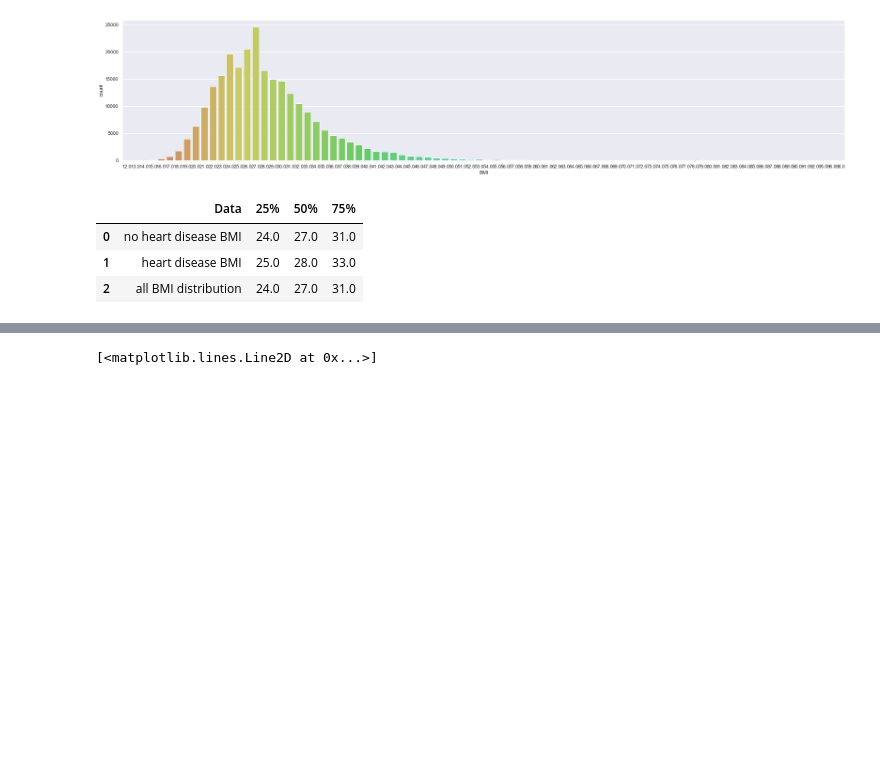
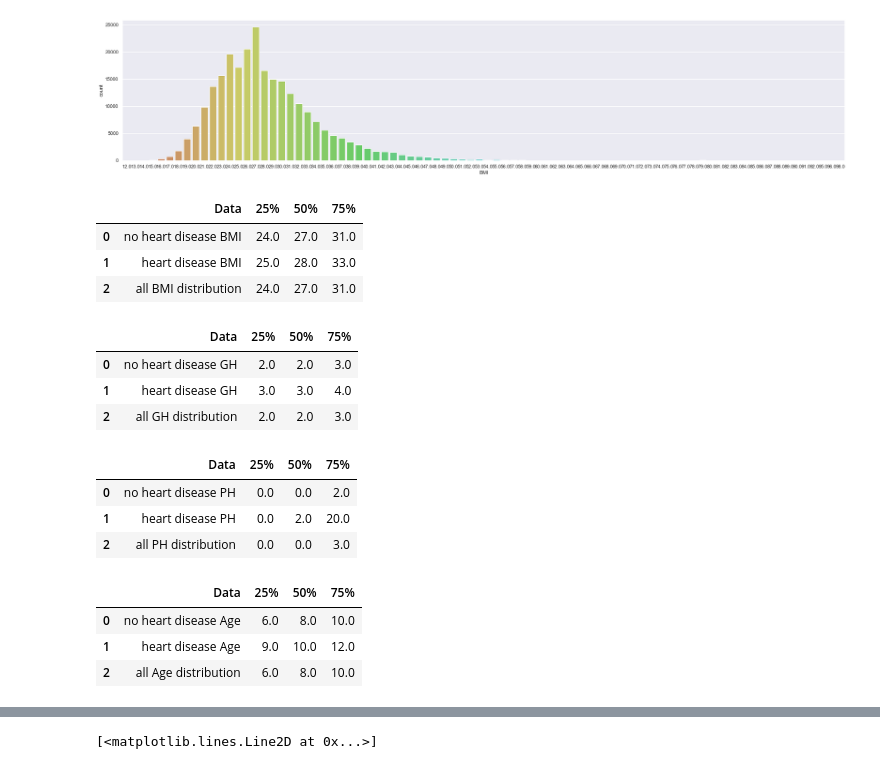
Before and after one commit to LouiseLi7/STA160-group-project, a Jupyter notebook: Midterm Project - STA 160 (Feature Selection Version).ipynb, the cells around one changed output, grey strips where cells are left out. Saved outputs shown, nothing was run; the diff lists cells and outputs as text; code cells hidden in the pictures; blank space fills up the shorter version.

```diff
--- a/Midterm Project - STA 160 (Feature Selection Version).ipynb
+++ b/Midterm Project - STA 160 (Feature Selection Version).ipynb
@@ -105,3 +105,57 @@ BMI_h_d_quantile
 | 0 | no heart disease BMI | 24.0 | 27.0 | 31.0 |
 | 1 | heart disease BMI | 25.0 | 28.0 | 33.0 |
 | 2 | all BMI distribution | 24.0 | 27.0 | 31.0 |
+# %%
+# general health quantile table
+GH_h_d_quantile = pd.DataFrame({'Data':['no heart disease GH','heart disease GH','all GH distribution'],
+                                '25%':[np.quantile(hd_data[hd_data['HeartDiseaseorAttack']==0]['GenHlth'],0.25),
+                                      np.quantile(hd_data[hd_data['HeartDiseaseorAttack']==1]['GenHlth'],0.25),
+                                      np.quantile(hd_data['GenHlth'],0.25)],
+                                '50%':[np.quantile(hd_data[hd_data['HeartDiseaseorAttack']==0]['GenHlth'],0.5),
+                                      np.quantile(hd_data[hd_data['HeartDiseaseorAttack']==1]['GenHlth'],0.5),
+                                      np.quantile(hd_data['GenHlth'],0.5)],
+                                '75%':[np.quantile(hd_data[hd_data['HeartDiseaseorAttack']==0]['GenHlth'],0.75),
+                                      np.quantile(hd_data[hd_data['HeartDiseaseorAttack']==1]['GenHlth'],0.75),
+                                      np.quantile(hd_data['GenHlth'],0.75)]})
+GH_h_d_quantile
+# %% [output]
+|  | Data | 25% | 50% | 75% |
+| 0 | no heart disease GH | 2.0 | 2.0 | 3.0 |
+| 1 | heart disease GH | 3.0 | 3.0 | 4.0 |
+| 2 | all GH distribution | 2.0 | 2.0 | 3.0 |
+# %%
+# physical health quantile table
+P_h_d_quantile = pd.DataFrame({'Data':['no heart disease PH','heart disease PH','all PH distribution'],
+                                '25%':[np.quantile(hd_data[hd_data['HeartDiseaseorAttack']==0]['PhysHlth'],0.25),
+                                      np.quantile(hd_data[hd_data['HeartDiseaseorAttack']==1]['PhysHlth'],0.25),
+                                      np.quantile(hd_data['PhysHlth'],0.25)],
+                                '50%':[np.quantile(hd_data[hd_data['HeartDiseaseorAttack']==0]['PhysHlth'],0.5),
+                                      np.quantile(hd_data[hd_data['HeartDiseaseorAttack']==1]['PhysHlth'],0.5),
+                                      np.quantile(hd_data['PhysHlth'],0.5)],
+                                '75%':[np.quantile(hd_data[hd_data['HeartDiseaseorAttack']==0]['PhysHlth'],0.75),
+                                      np.quantile(hd_data[hd_data['HeartDiseaseorAttack']==1]['PhysHlth'],0.75),
+                                      np.quantile(hd_data['PhysHlth'],0.75)]})
+P_h_d_quantile
+# %% [output]
+|  | Data | 25% | 50% | 75% |
+| 0 | no heart disease PH | 0.0 | 0.0 | 2.0 |
+| 1 | heart disease PH | 0.0 | 2.0 | 20.0 |
+| 2 | all PH distribution | 0.0 | 0.0 | 3.0 |
+# %%
+# Age quantile table
+A_h_d_quantile = pd.DataFrame({'Data':['no heart disease Age','heart disease Age','all Age distribution'],
+                                '25%':[np.quantile(hd_data[hd_data['HeartDiseaseorAttack']==0]['Age'],0.25),
+                                      np.quantile(hd_data[hd_data['HeartDiseaseorAttack']==1]['Age'],0.25),
+                                      np.quantile(hd_data['Age'],0.25)],
+                                '50%':[np.quantile(hd_data[hd_data['HeartDiseaseorAttack']==0]['Age'],0.5),
+                                      np.quantile(hd_data[hd_data['HeartDiseaseorAttack']==1]['Age'],0.5),
+                                      np.quantile(hd_data['Age'],0.5)],
+                                '75%':[np.quantile(hd_data[hd_data['HeartDiseaseorAttack']==0]['Age'],0.75),
+                                      np.quantile(hd_data[hd_data['HeartDiseaseorAttack']==1]['Age'],0.75),
+                                      np.quantile(hd_data['Age'],0.75)]})
+A_h_d_quantile
+# %% [output]
+|  | Data | 25% | 50% | 75% |
+| 0 | no heart disease Age | 6.0 | 8.0 | 10.0 |
+| 1 | heart disease Age | 9.0 | 10.0 | 12.0 |
+| 2 | all Age distribution | 6.0 | 8.0 | 10.0 |
```
Also changed, not shown: parts of 22 cells of this notebook.
